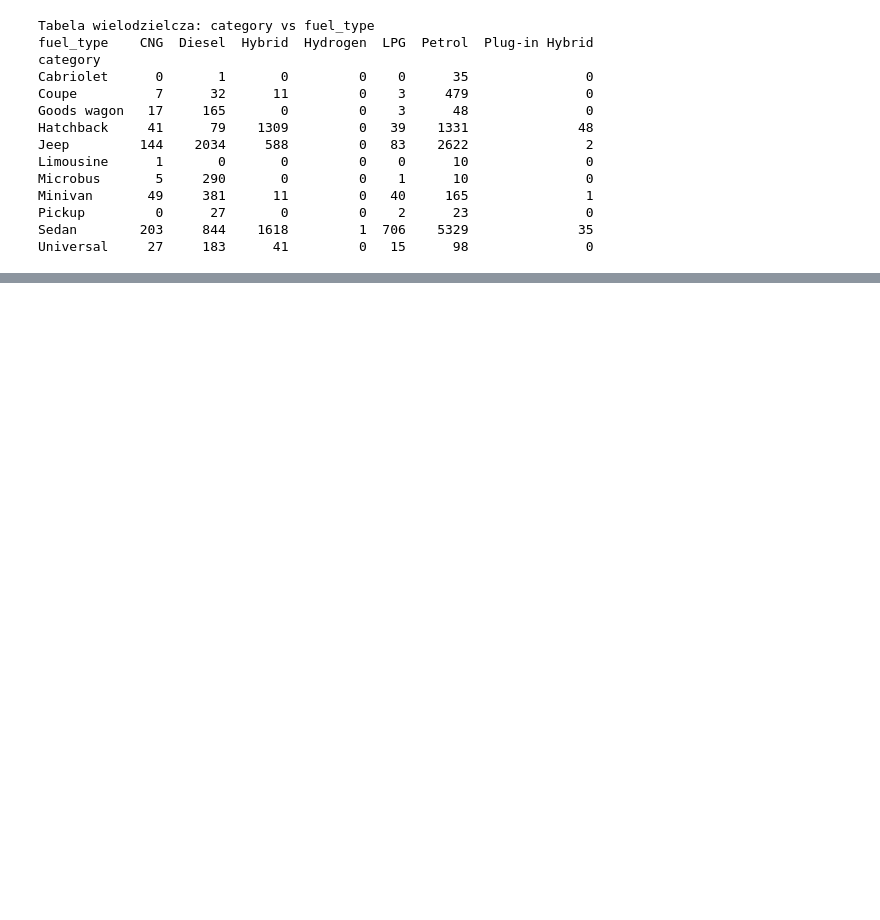
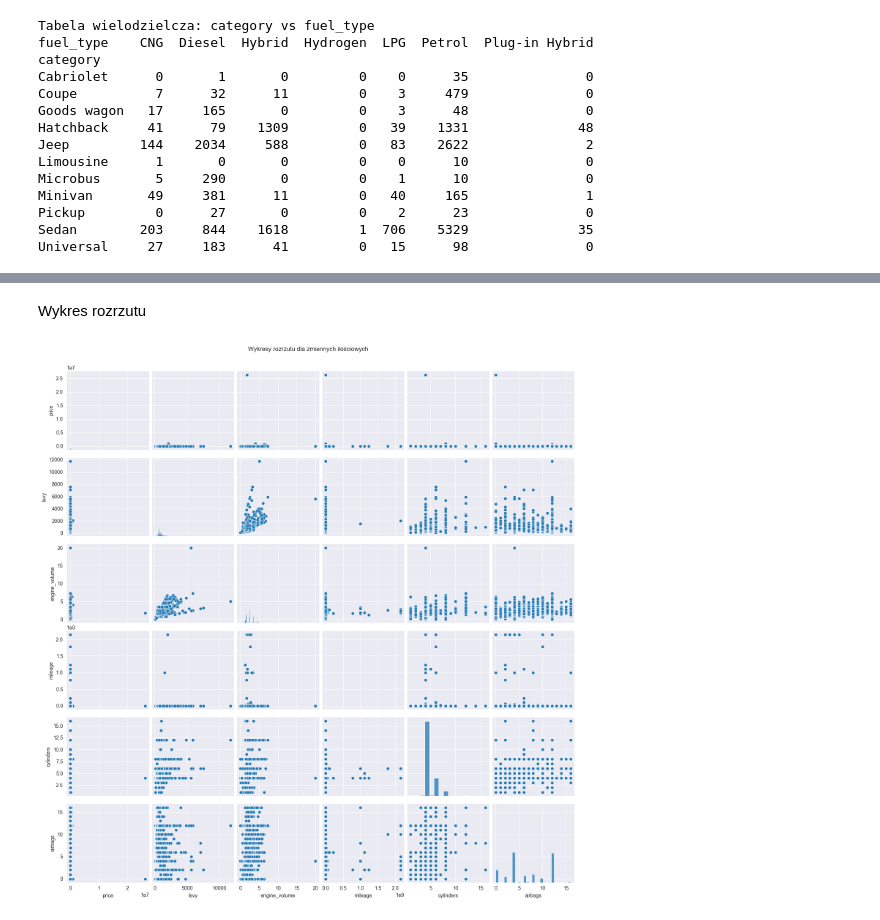
Before and after one commit to julia6twp/eksploracja_projekt, a Jupyter notebook: model1.ipynb, the cells around one changed output, grey strips where cells are left out. Saved outputs shown, nothing was run; the diff lists cells and outputs as text; code cells hidden in the pictures; blank space fills up the shorter version.

```diff
--- a/model1.ipynb
+++ b/model1.ipynb
@@ -284,0 +363,8 @@ plt.show()
+# %% [markdown]
+Wykres rozrzutu
+# %%
+sns.pairplot(df[quantitative_cols])
+plt.suptitle("Wykresy rozrzutu dla zmiennych ilościowych", y=1.02)
+plt.show()
+# %% [output]
+[figure, added]
```
Also changed, not shown: parts of 16 cells of this notebook.
